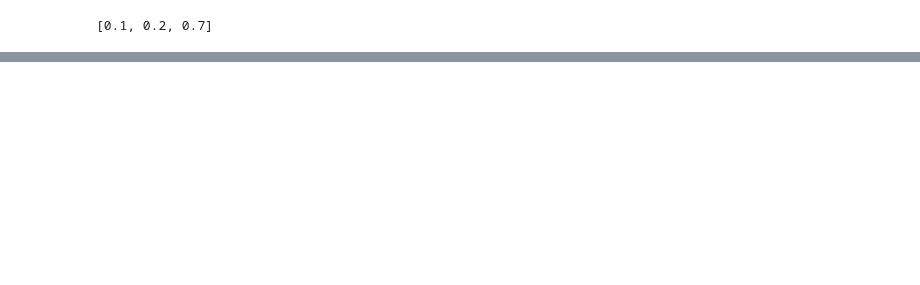
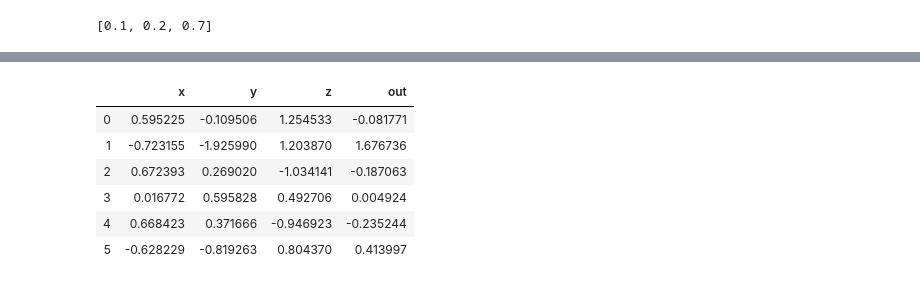
Before and after one commit to tnazikian/ga_tree, a Jupyter notebook: tree.ipynb, the cells around one changed output, grey strips where cells are left out. Drawn from its saved outputs; the diff is of its cells as text; code cells hidden in the pictures; blank space fills up the shorter version.

```diff
--- a/tree.ipynb
+++ b/tree.ipynb
@@ -909,0 +892,12 @@ b.node_list[0].probs
+# %%
+data = pd.read_pickle("./dummy.pkl")
+# %%
+data
+# %% [output]
+|  | x | y | z | out |
+| 0 | 0.595225 | -0.109506 | 1.254533 | -0.081771 |
+| 1 | -0.723155 | -1.925990 | 1.203870 | 1.676736 |
+| 2 | 0.672393 | 0.269020 | -1.034141 | -0.187063 |
+| 3 | 0.016772 | 0.595828 | 0.492706 | 0.004924 |
+| 4 | 0.668423 | 0.371666 | -0.946923 | -0.235244 |
+| 5 | -0.628229 | -0.819263 | 0.804370 | 0.413997 |
```
Also changed, not shown: parts of 28 cells of this notebook, 12 other files.
